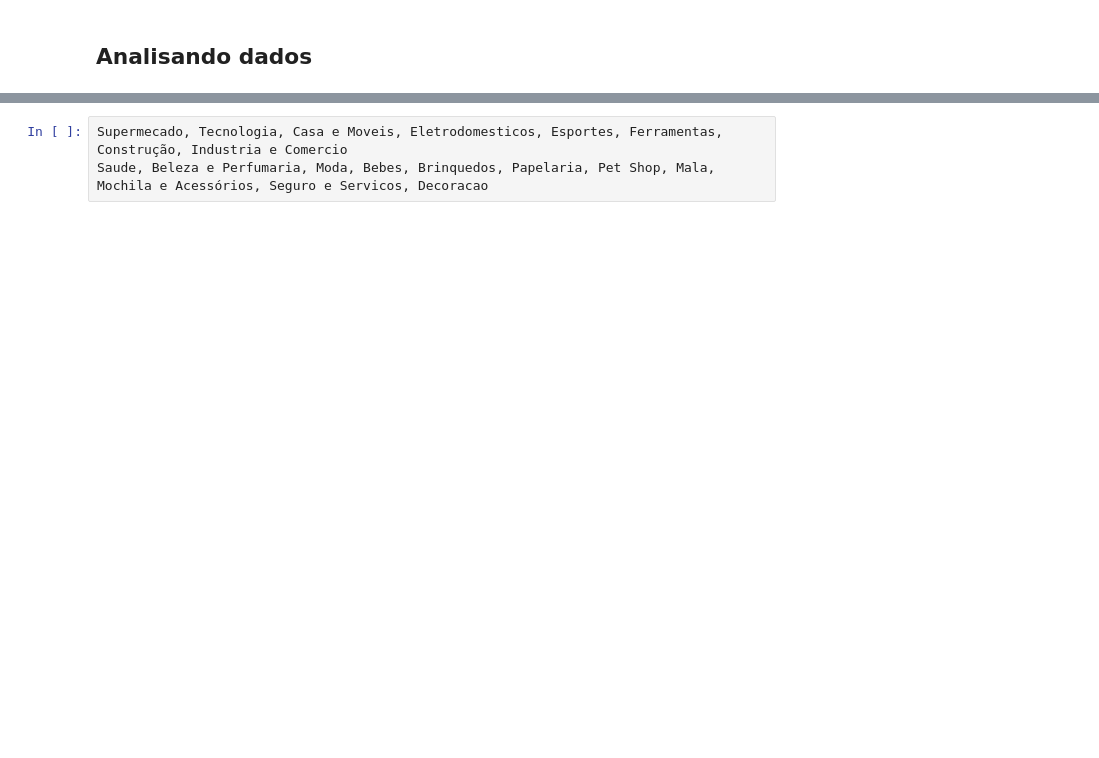
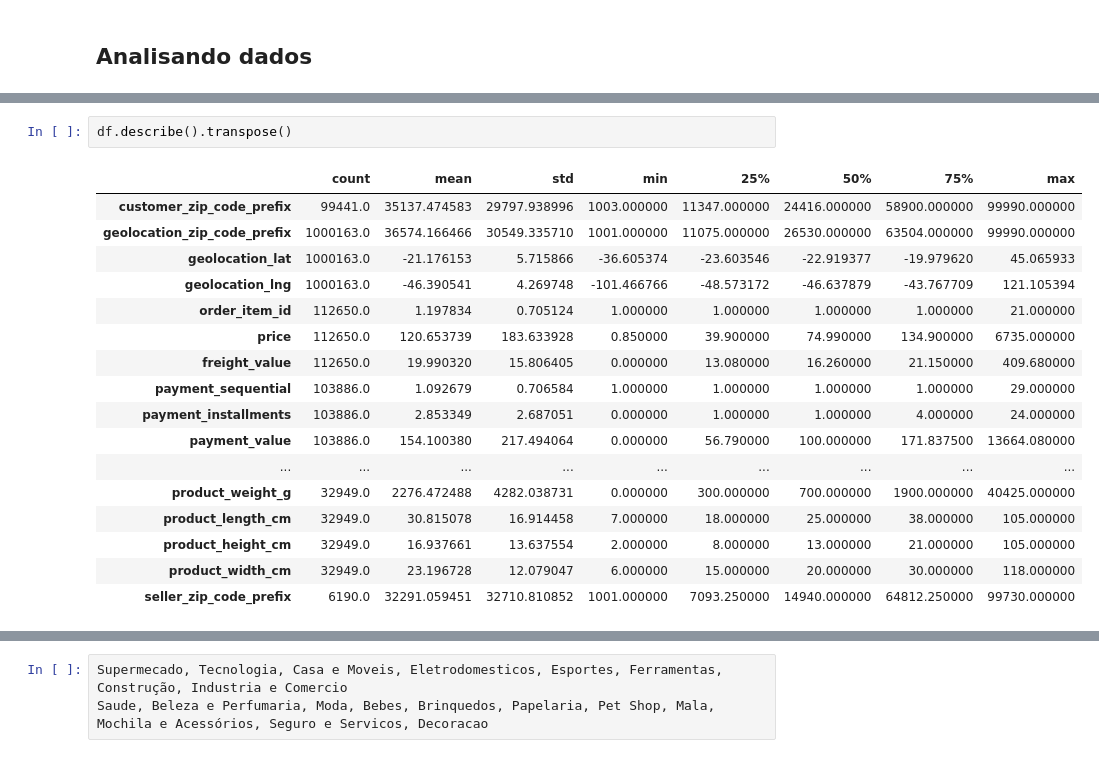
Before and after one commit to claudiagarcia0204/Projeto-Final---Olist, a Jupyter notebook: Pasta Claudia.ipynb, the cells around one changed output, grey strips where cells are left out. Drawn from its saved outputs; the diff is of its cells as text; blank space fills up the shorter version.

```diff
--- a/Pasta Claudia.ipynb
+++ b/Pasta Claudia.ipynb
@@ -57,3 +149,23 @@ df.head()
+# %%
+df.describe().transpose()
+# %% [output]
+|  | count | mean | std | min | 25% | 50% | 75% | max |
+| customer_zip_code_prefix | 99441.0 | 35137.474583 | 29797.938996 | 1003.000000 | 11347.000000 | 24416.000000 | 58900.000000 | 99990.000000 |
+| geolocation_zip_code_prefix | 1000163.0 | 36574.166466 | 30549.335710 | 1001.000000 | 11075.000000 | 26530.000000 | 63504.000000 | 99990.000000 |
+| geolocation_lat | 1000163.0 | -21.176153 | 5.715866 | -36.605374 | -23.603546 | -22.919377 | -19.979620 | 45.065933 |
+| geolocation_lng | 1000163.0 | -46.390541 | 4.269748 | -101.466766 | -48.573172 | -46.637879 | -43.767709 | 121.105394 |
+| order_item_id | 112650.0 | 1.197834 | 0.705124 | 1.000000 | 1.000000 | 1.000000 | 1.000000 | 21.000000 |
+| price | 112650.0 | 120.653739 | 183.633928 | 0.850000 | 39.900000 | 74.990000 | 134.900000 | 6735.000000 |
+| freight_value | 112650.0 | 19.990320 | 15.806405 | 0.000000 | 13.080000 | 16.260000 | 21.150000 | 409.680000 |
+| payment_sequential | 103886.0 | 1.092679 | 0.706584 | 1.000000 | 1.000000 | 1.000000 | 1.000000 | 29.000000 |
+| payment_installments | 103886.0 | 2.853349 | 2.687051 | 0.000000 | 1.000000 | 1.000000 | 4.000000 | 24.000000 |
+| payment_value | 103886.0 | 154.100380 | 217.494064 | 0.000000 | 56.790000 | 100.000000 | 171.837500 | 13664.080000 |
+| ... | ... | ... | ... | ... | ... | ... | ... | ... |
+| product_weight_g | 32949.0 | 2276.472488 | 4282.038731 | 0.000000 | 300.000000 | 700.000000 | 1900.000000 | 40425.000000 |
+| product_length_cm | 32949.0 | 30.815078 | 16.914458 | 7.000000 | 18.000000 | 25.000000 | 38.000000 | 105.000000 |
+| product_height_cm | 32949.0 | 16.937661 | 13.637554 | 2.000000 | 8.000000 | 13.000000 | 21.000000 | 105.000000 |
+| product_width_cm | 32949.0 | 23.196728 | 12.079047 | 6.000000 | 15.000000 | 20.000000 | 30.000000 | 118.000000 |
+| seller_zip_code_prefix | 6190.0 | 32291.059451 | 32710.810852 | 1001.000000 | 7093.250000 | 14940.000000 | 64812.250000 | 99730.000000 |
 # %%
 df.isna().sum()
 # %% [output]
```
Also changed, not shown: parts of 39 cells of this notebook.
